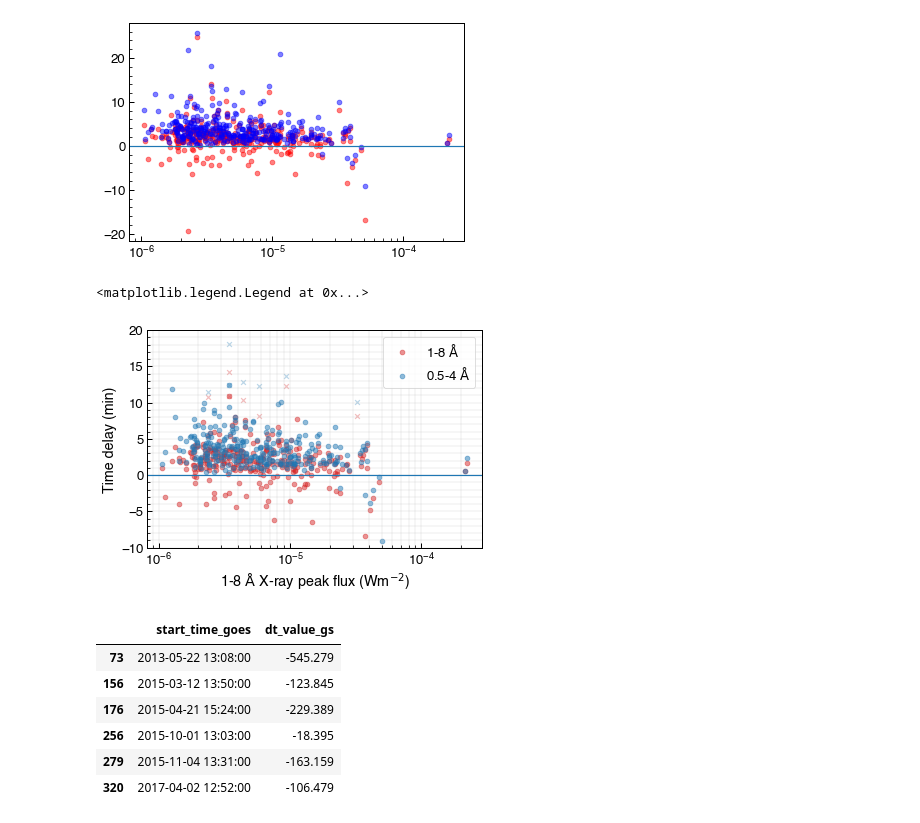
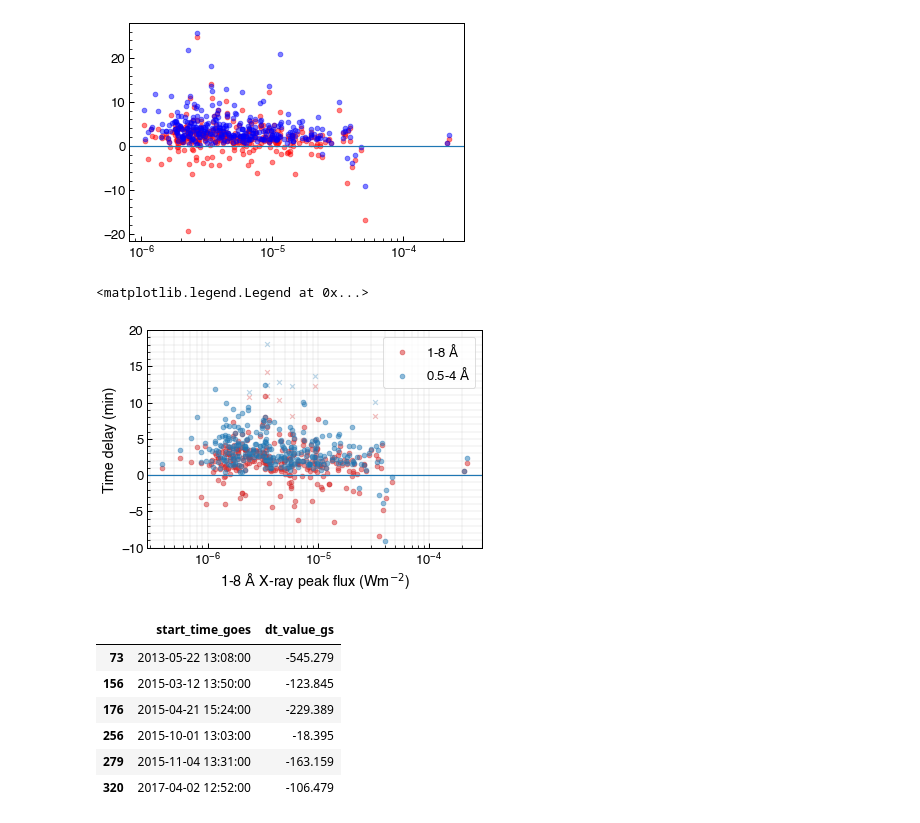
Before and after one commit to hayesla/ionospheric-analysis, a Jupyter notebook: ionospheric_paper/paper_plots_w_new_df.ipynb, the cells around one changed output. Cells and saved outputs as stored; diff of their text form; code cells hidden in the pictures.

```diff
--- a/ionospheric_paper/paper_plots_w_new_df.ipynb
+++ b/ionospheric_paper/paper_plots_w_new_df.ipynb
@@ -285,24 +308,24 @@ ax.set_xscale("log")
 [figure]
 # %%
 fig, ax = plt.subplots()
-ax.scatter(vlf_stats_dt["peak_flare_gl"], vlf_stats_dt["dt_value_gl"]/60, alpha=0.5,
+ax.scatter(vlf_stats_dt["peak_flare_gl-bg"], vlf_stats_dt["dt_value_gl"]/60, alpha=0.5,
            color="tab:red", label="1-8 $\mathrm{\AA}$")
-ax.scatter(vlf_stats_dt["peak_flare_gl"], vlf_stats_dt["dt_value_gs"]/60, alpha=0.5,
+ax.scatter(vlf_stats_dt["peak_flare_gl-bg"], vlf_stats_dt["dt_value_gs"]/60, alpha=0.5,
            color="tab:blue", label="0.5-4 $\mathrm{\AA}$")
 
 ax.scatter(vlf_double_peak["peak_flare_gl"], vlf_double_peak["dt_value_gl"]/60, alpha=0.3, color="tab:red", marker='x')
 ax.scatter(vlf_double_peak["peak_flare_gl"], vlf_double_peak["dt_value_gs"]/60, alpha=0.3, color="tab:blue", marker='x')
 
 ax.axhline(0)
 ax.set_xscale("log")
 plt.grid(zorder=0, which="both", lw=0.2)
 ax.set_ylim(-10, 20)
 ax.set_ylabel("Time delay (min)")
 ax.set_xlabel("1-8 $\mathrm{\AA}$ X-ray peak flux (Wm$^{-2}$)")
 ax.legend()
 # %% [output]
 <matplotlib.legend.Legend at 0x...>
-[figure, old version]
+[figure, new version]
 # %%
 vlf_stats_dt[vlf_stats_dt["dt_value_gs"]<0][["start_time_goes", "dt_value_gs"]]
 # %% [output]
```
Also changed, not shown: parts of 14 cells of this notebook, 4 other files.
